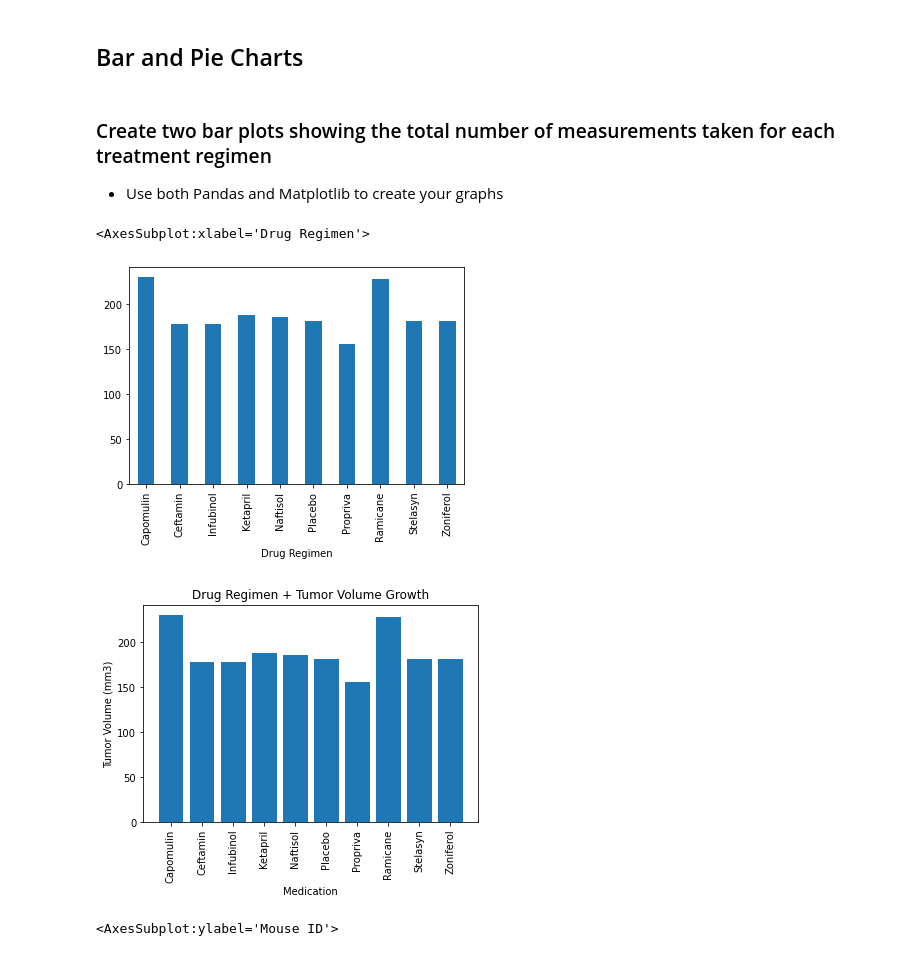
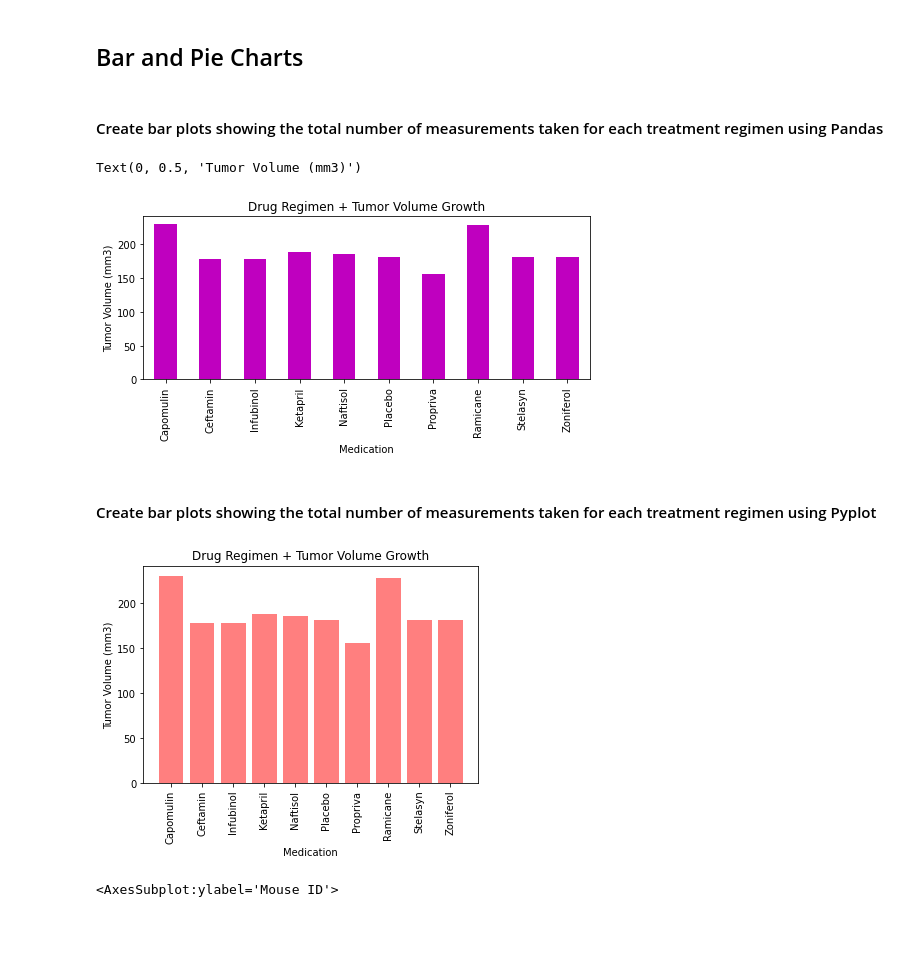
Before and after one commit to alisonsadel/matplotlib-challenge, a Jupyter notebook: pymaceuticals_alison_sadel-12.30.ipynb, the cells around one changed output. Saved outputs shown, nothing was run; the diff lists cells and outputs as text; code cells hidden in the pictures; blank space fills up the shorter version.

```diff
--- a/pymaceuticals_alison_sadel-12.30.ipynb
+++ b/pymaceuticals_alison_sadel-12.30.ipynb
@@ -122,23 +124,29 @@ summary_stats.head()
 # %% [markdown]
 ## Bar and Pie Charts
 # %% [markdown]
-### Create two bar plots showing the total number of measurements taken for each treatment regimen
-* Use both Pandas and Matplotlib to create your graphs
+#### Create bar plots showing the total number of measurements taken for each treatment regimen using Pandas
 # %%
 # Method 1: Plot using Pandas
 # Generate a bar plot showing the total number of measurements taken on each drug regimen using pandas.
 
 total_measurements = df.groupby("Drug Regimen").count()["Mouse ID"]
 
-total_measurements.plot(kind="bar")
+total_measurements.plot(kind="bar", color = 'm', figsize=(8,3))
+
+# Give our chart some labels and a tile
+plt.title("Drug Regimen + Tumor Volume Growth")
+plt.xlabel("Medication")
+plt.ylabel("Tumor Volume (mm3)")
 # %% [output]
-<AxesSubplot:xlabel='Drug Regimen'>
+Text(0, 0.5, 'Tumor Volume (mm3)')
-[figure, old version]
+[figure, new version]
+# %% [markdown]
+#### Create bar plots showing the total number of measurements taken for each treatment regimen using Pyplot
 # %%
 # Method 2: Plot using Matplotlib
 # Generate a bar plot showing the total number of measurements taken on each drug regimen using pyplot.
 
-plt.bar(total_measurements.index.values, total_measurements.values)
+plt.bar(total_measurements.index.values, total_measurements.values, color ='r', alpha=0.5)
 
 # Give our chart some labels and a tile
 plt.title("Drug Regimen + Tumor Volume Growth")
@@ -147,7 +155,7 @@ plt.ylabel("Tumor Volume (mm3)")
 plt.xticks(rotation=90)
 plt.show()
 # %% [output]
-[figure, old version]
+[figure, new version]
 # %%
 # Generate a pie plot showing the distribution of female versus male mice using pandas
 gender_distribution = df.groupby("Sex").nunique()["Mouse ID"]
```
Also changed, not shown: parts of 8 cells of this notebook.
